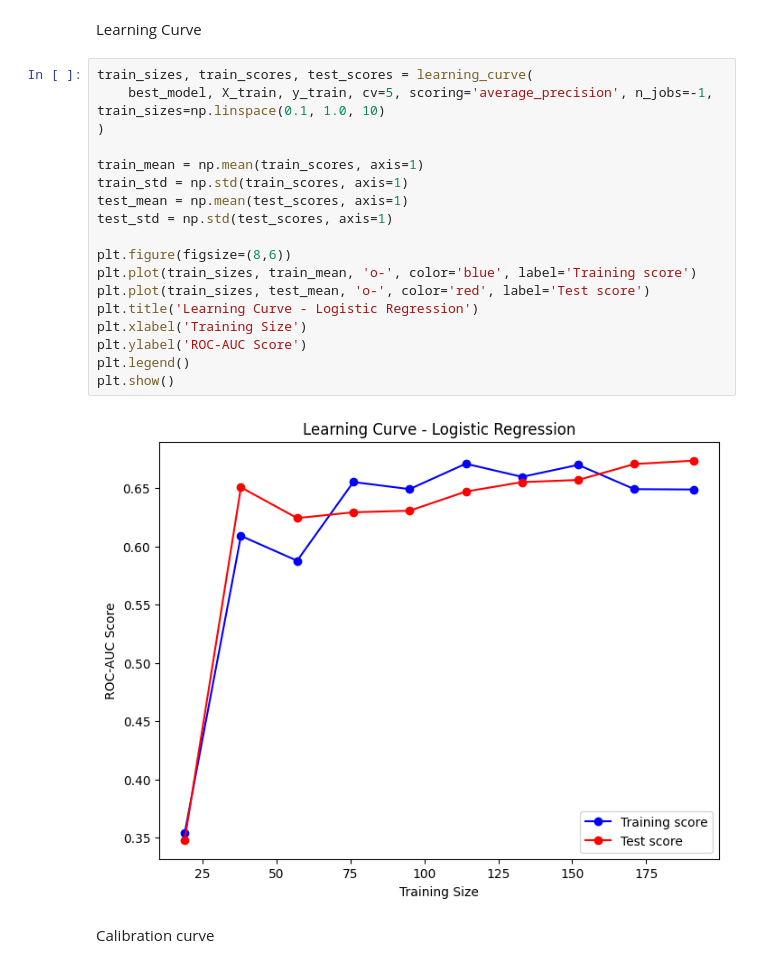
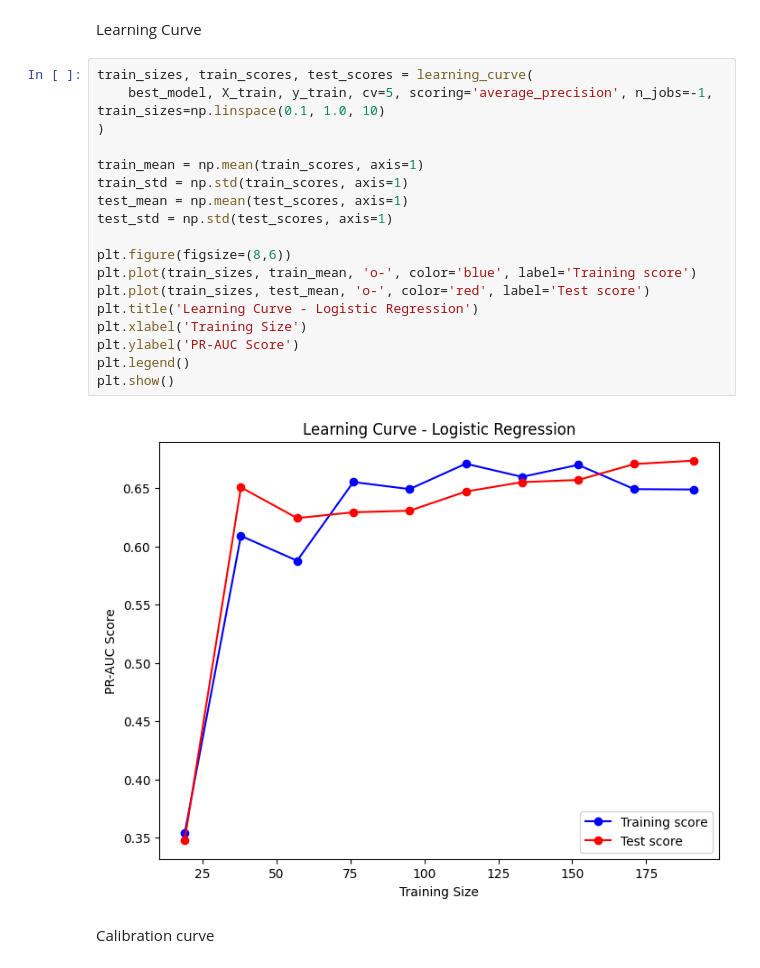
Before and after one commit to ValentinoAbinata/ProyekDataSains, a Jupyter notebook: LogisticRegression.ipynb, the cells around one changed output. Cells and saved outputs as stored; diff of their text form.

```diff
--- a/LogisticRegression.ipynb
+++ b/LogisticRegression.ipynb
@@ -274,23 +274,23 @@ Learning Curve
 # %%
 train_sizes, train_scores, test_scores = learning_curve(
     best_model, X_train, y_train, cv=5, scoring='average_precision', n_jobs=-1, train_sizes=np.linspace(0.1, 1.0, 10)
 )
 
 train_mean = np.mean(train_scores, axis=1)
 train_std = np.std(train_scores, axis=1)
 test_mean = np.mean(test_scores, axis=1)
 test_std = np.std(test_scores, axis=1)
 
 plt.figure(figsize=(8,6))
 plt.plot(train_sizes, train_mean, 'o-', color='blue', label='Training score')
 plt.plot(train_sizes, test_mean, 'o-', color='red', label='Test score')
 plt.title('Learning Curve - Logistic Regression')
 plt.xlabel('Training Size')
-plt.ylabel('ROC-AUC Score')
+plt.ylabel('PR-AUC Score')
 plt.legend()
 plt.show()
 # %% [output]
-[figure, old version]
+[figure, new version]
 # %% [markdown]
 Calibration curve
 # %%
```
Also changed, not shown: 1 other file.
